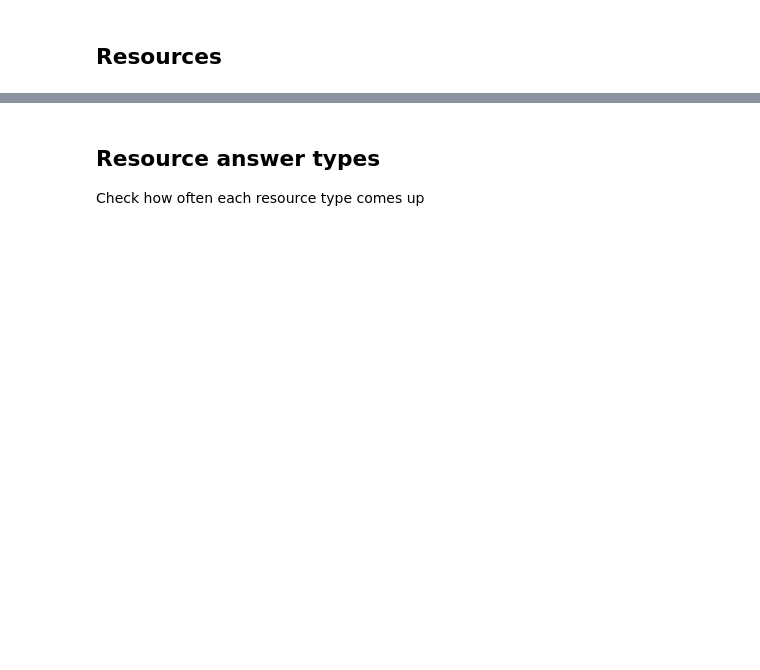
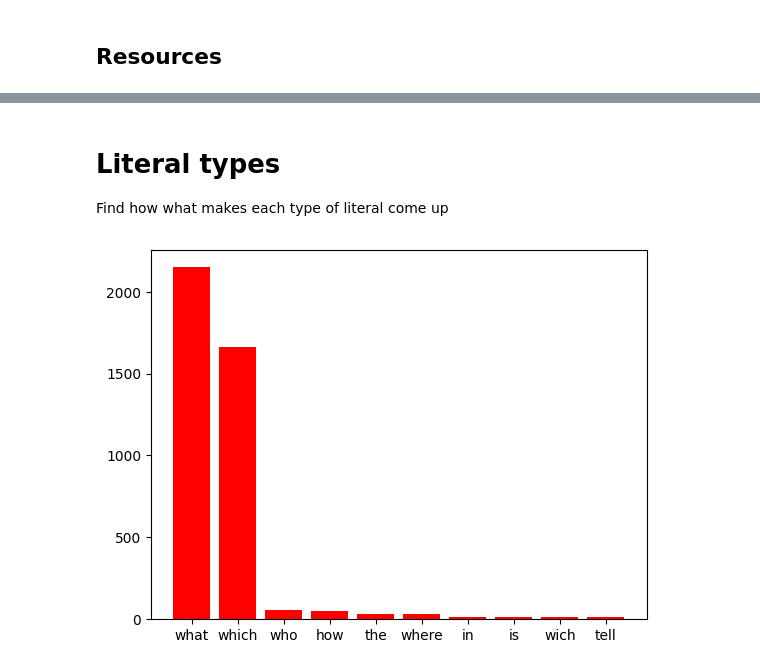
Before and after one commit to sbthepotato/DAT640-Project-22H, a Jupyter notebook: analysis/analysis.ipynb, the cells around one changed output, grey strips where cells are left out. Cells and saved outputs as stored; diff of their text form; code cells hidden in the pictures; blank space fills up the shorter version.

```diff
--- a/analysis/analysis.ipynb
+++ b/analysis/analysis.ipynb
@@ -183,13 +223,23 @@ plt.show()
 # %% [markdown]
-## Resource answer types
-Check how often each resource type comes up
+# Literal types
+Find how what makes each type of literal come up
 # %%
-def mostFreqType(data, category):
+def mostFreqType(data, type):
     """Takes a dataset and returns the most frequent types from the category
     """
-    typeList = []
+    firstWordList = []
     for i in data:
-        if i['category'] ==  category:
-            for j in i['type']:
-                typeList.append(str(j))
-    return typeList
+        if i['category'] == 'literal':
+            if i['type'][0] == type:
+                try:
+                    firstWordList.append(str(i['question']).lower().split()[0])
+                except:
+                    ...
+    return firstWordList
+# %%
+DataTypeStringTopXDict = convertTupToDict(topXOfList(mostFreqType(data, 'string'), 10))
+
+plt.bar(list(DataTypeStringTopXDict.keys()),list(DataTypeStringTopXDict.values()), color='r')
+plt.show()
+# %% [output]
+[figure, added]
```
Also changed, not shown: parts of 23 cells of this notebook, 12 other files.
